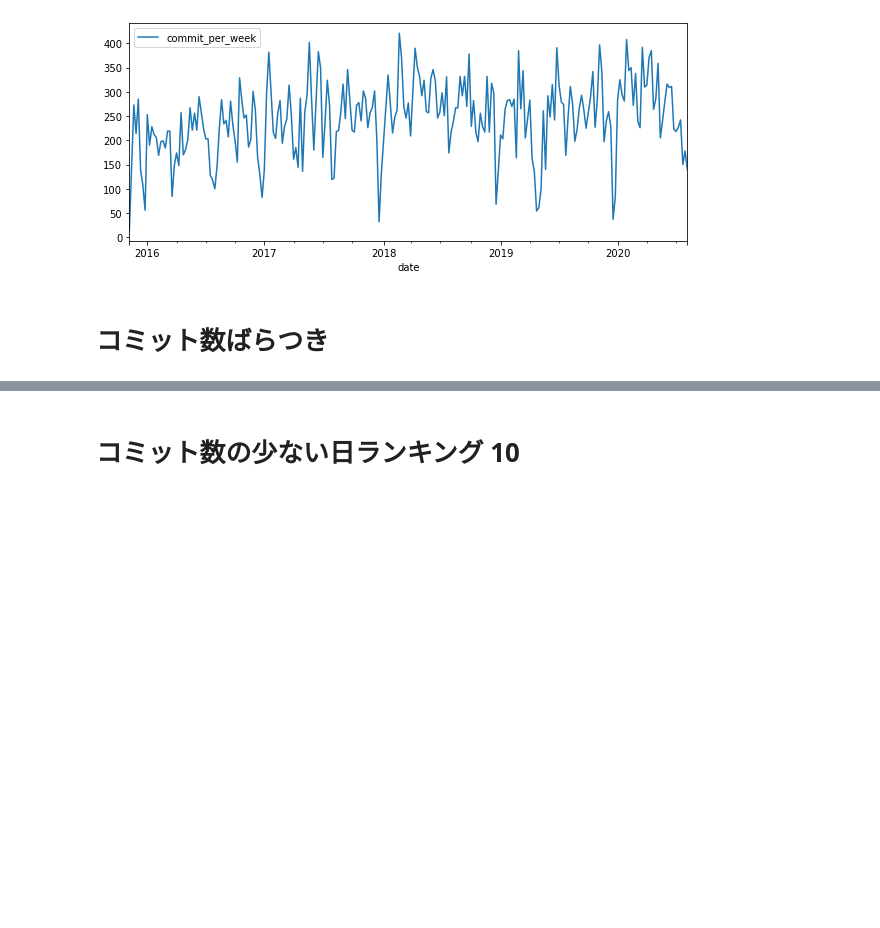
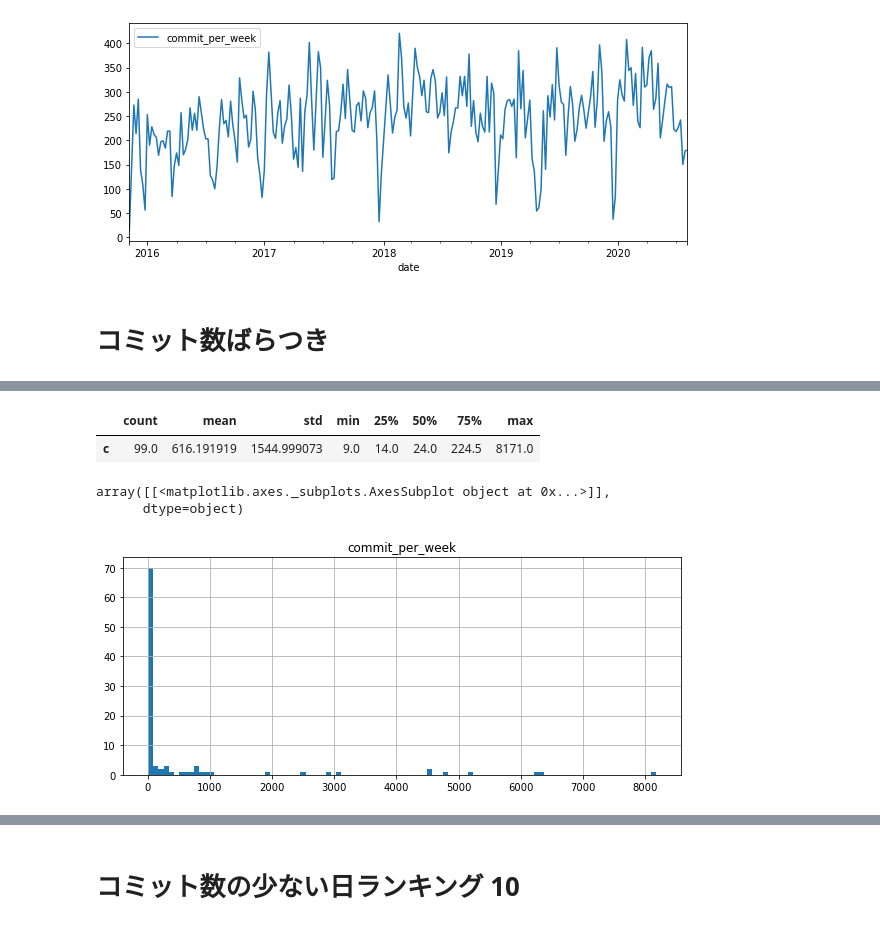
Before and after one commit to zeikomi552/githubapi-python-sample, a Jupyter notebook: src/githubapi-04.ipynb, the cells around one changed output, grey strips where cells are left out. Cells and saved outputs as stored; diff of their text form; code cells hidden in the pictures; blank space fills up the shorter version.

```diff
--- a/src/githubapi-04.ipynb
+++ b/src/githubapi-04.ipynb
@@ -121 +121,13 @@ array([[<matplotlib.axes._subplots.AxesSubplot object at 0x...>]],
+# %%
+df2.loc[:,['login', 'c']].groupby('login').sum().describe().T
+# %% [output]
+|  | count | mean | std | min | 25% | 50% | 75% | max |
+| c | 99.0 | 616.191919 | 1544.999073 | 9.0 | 14.0 | 24.0 | 224.5 | 8171.0 |
+# %%
+df2.loc[:,['login', 'c']].groupby('login').sum() \
+    .rename(columns={'c':'commit_per_week'}).hist(figsize=(10,4), bins=100)
+# %% [output]
+array([[<matplotlib.axes._subplots.AxesSubplot object at 0x...>]],
+      dtype=object)
+[figure, added]
 # %%
```
Also changed, not shown: parts of 6 cells of this notebook.
